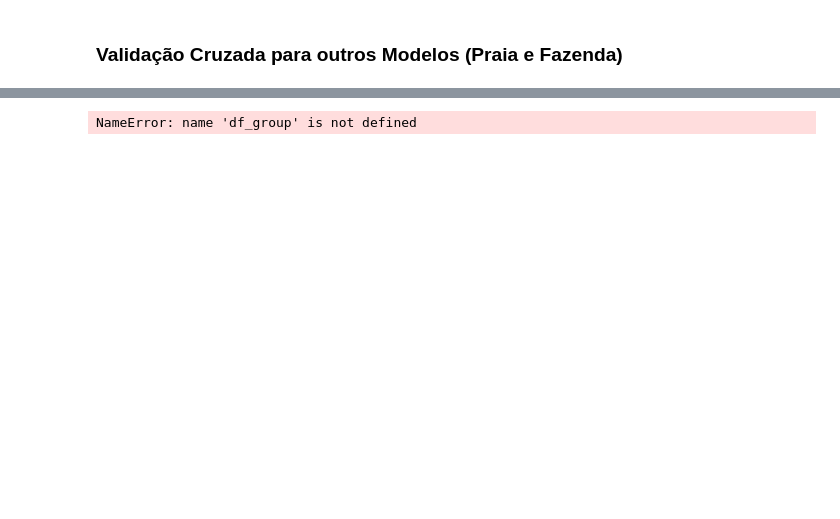
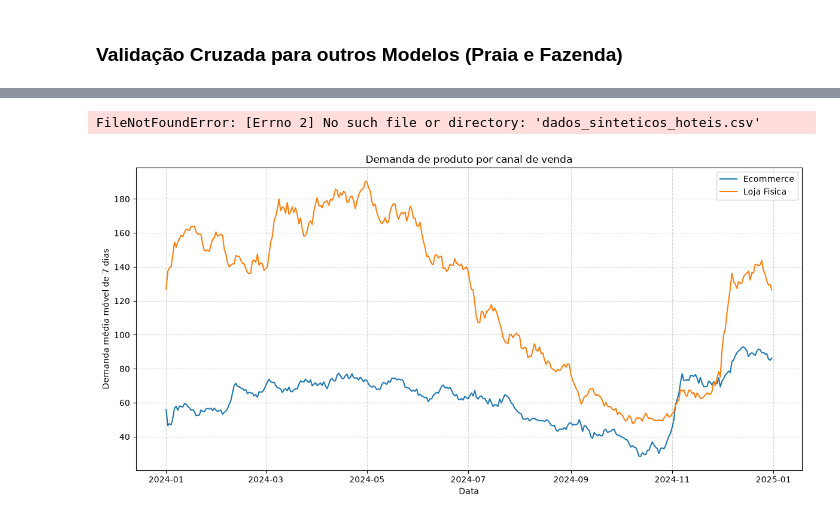
Before and after one commit to Observon/analise-previsao-demanda-varejo, a Jupyter notebook: analise_previsao_demanda_varejo.ipynb, the cells around one changed output, grey strips where cells are left out. Drawn from its saved outputs; the diff is of its cells as text; code cells hidden in the pictures; blank space fills up the shorter version.

```diff
--- a/analise_previsao_demanda_varejo.ipynb
+++ b/analise_previsao_demanda_varejo.ipynb
@@ -600,19 +381,40 @@ Dica rápida: se o modelo gera faltas, aumente SAFETY_MARGIN ou use previsão de
+# %%
+import os
+
+OUT_DIR = "exportacoes_varejo"
+os.makedirs(OUT_DIR, exist_ok=True)
+
+# Exportar medias moveis por canal para uso em dashboards
+for canal in df["canal_venda"].unique():
+    dados_canal = df[df["canal_venda"] == canal].sort_values("data").copy()
+    dados_canal["clientes_media_movel"] = dados_canal["clientes"].rolling(7, min_periods=1).mean().round(2)
+    dados_canal["demanda_media_movel"] = dados_canal["demanda_produto"].rolling(7, min_periods=1).mean().round(2)
+    caminho = os.path.join(OUT_DIR, f"medias_moveis_{canal}.csv")
+    dados_canal[["data", "canal_venda", "clientes", "clientes_media_movel", "demanda_produto", "demanda_media_movel"]].to_csv(caminho, index=False)
+    print(f"Arquivo gerado: {caminho}")
+
+resumo_estoque_df.to_csv(os.path.join(OUT_DIR, "resumo_estoque.csv"), index=False)
+print(f"Arquivo gerado: {os.path.join(OUT_DIR, 'resumo_estoque.csv')}")
+# %% [output]
+FileNotFoundError: [Errno 2] No such file or directory: 'dados_sinteticos_hoteis.csv'
 # %%
-# Aplicar média móvel para suavizar
-df_group["hospedes_smooth"] = df_group.groupby("hotel_tipo")["hospedes"].transform(lambda x: x.rolling(window=7, center=True).mean())
+import matplotlib.pyplot as plt
 
-# Criar gráfico suavizado
+serie_vendas = df.sort_values("data").copy()
+serie_vendas["demanda_media_movel"] = serie_vendas.groupby("canal_venda")["demanda_produto"].transform(
+    lambda valores: valores.rolling(7, min_periods=1).mean()
+)
+
 plt.figure(figsize=(12, 6))
-for hotel in df_group["hotel_tipo"].unique():
-    subset = df_group[df_group["hotel_tipo"] == hotel]
-    plt.plot(subset["data"], subset["hospedes_smooth"], label=hotel.capitalize())
+for canal, dados_canal in serie_vendas.groupby("canal_venda"):
+    plt.plot(dados_canal["data"], dados_canal["demanda_media_movel"], label=canal.replace("_", " ").title())
 
-plt.title("Número de hóspedes ao longo do ano por tipo de hotel (suavizado)")
+plt.title("Demanda de produto por canal de venda")
 plt.xlabel("Data")
-plt.ylabel("Número de hóspedes (média móvel 7 dias)")
+plt.ylabel("Demanda média móvel de 7 dias")
 plt.legend()
-plt.grid(True, linestyle="--", alpha=0.6)
+plt.grid(True, linestyle="--", alpha=0.5)
 plt.tight_layout()
 plt.show()
 # %% [output]
-NameError: name 'df_group' is not defined
+[figure, added]
```
Also changed, not shown: parts of 39 cells of this notebook.
